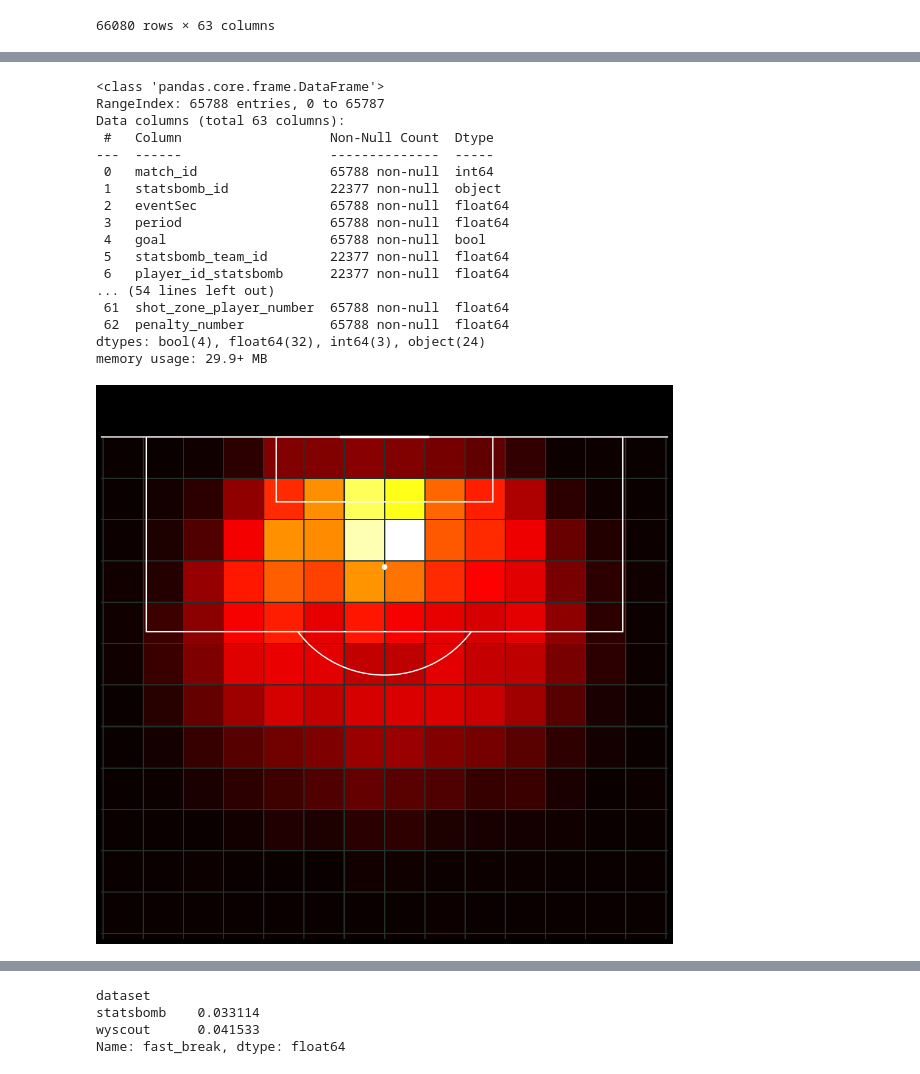
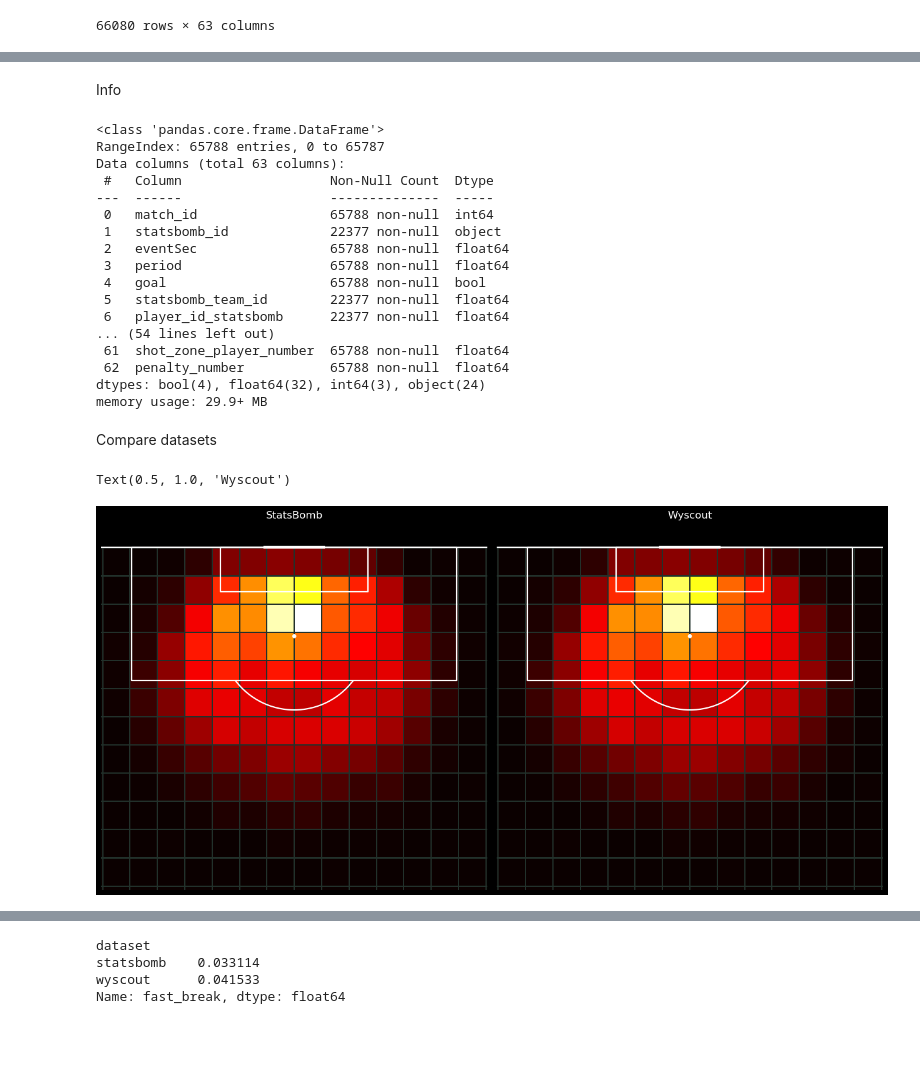
Before and after one commit to SergiRuizUNIR/TFG, a Jupyter notebook: 07_Combinar_Tiros.ipynb, the cells around one changed output, grey strips where cells are left out. Drawn from its saved outputs; the diff is of its cells as text; code cells hidden in the pictures; blank space fills up the shorter version.

```diff
--- a/07_Combinar_Tiros.ipynb
+++ b/07_Combinar_Tiros.ipynb
@@ -360,36 +385,44 @@ df_all_shots.reset_index(drop=True, inplace=True)
 # %%
 df_all_shots.to_parquet(os.path.join(cwd, 'data', 'shots.parquet'))
-# %%
-# Info
-df_all_shots.info()
-# %% [output]
-<class 'pandas.core.frame.DataFrame'>
-RangeIndex: 65788 entries, 0 to 65787
-Data columns (total 63 columns):
- #   Column                   Non-Null Count  Dtype
----  ------                   --------------  -----
- 0   match_id                 65788 non-null  int64
- 1   statsbomb_id             22377 non-null  object
- 2   eventSec                 65788 non-null  float64
- 3   period                   65788 non-null  float64
- 4   goal                     65788 non-null  bool
- 5   statsbomb_team_id        22377 non-null  float64
- 6   player_id_statsbomb      22377 non-null  float64
-... (54 lines left out)
- 61  shot_zone_player_number  65788 non-null  float64
- 62  penalty_number           65788 non-null  float64
-dtypes: bool(4), float64(32), int64(3), object(24)
-memory usage: 29.9+ MB
+# %% [markdown]
+Info
+# %%
+df_all_shots.info()
+# %% [output]
+<class 'pandas.core.frame.DataFrame'>
+RangeIndex: 65788 entries, 0 to 65787
+Data columns (total 63 columns):
+ #   Column                   Non-Null Count  Dtype
+---  ------                   --------------  -----
+ 0   match_id                 65788 non-null  int64
+ 1   statsbomb_id             22377 non-null  object
+ 2   eventSec                 65788 non-null  float64
+ 3   period                   65788 non-null  float64
+ 4   goal                     65788 non-null  bool
+ 5   statsbomb_team_id        22377 non-null  float64
+ 6   player_id_statsbomb      22377 non-null  float64
+... (54 lines left out)
+ 61  shot_zone_player_number  65788 non-null  float64
+ 62  penalty_number           65788 non-null  float64
+dtypes: bool(4), float64(32), int64(3), object(24)
+memory usage: 29.9+ MB
+# %% [markdown]
+Compare datasets
 # %%
-# Compare datasets
 plt.style.use('dark_background')
 pitch = VerticalPitch(pitch_type='uefa', layout=(1, 2), pad_left=-10, pad_right=-10, pad_bottom=-10,
               half=True, line_zorder=2)
-fig, ax = pitch.draw(figsize=(16, 12))
+fig, ax = pitch.draw(figsize=(16, 12),ncols=2)
+ax = ax.ravel()
 bs = pitch.bin_statistic(df_all_shots[df_all_shots.dataset=='statsbomb'].x,
                          df_all_shots[df_all_shots.dataset=='statsbomb'].y,
                          statistic='count', bins=(30, 20))
 bs['statistic'] = (bs['statistic']).astype(np.int32)
-pcm = pitch.heatmap(bs, ax=ax, cmap='hot', edgecolors='#22312b')
+pcm = pitch.heatmap(bs, ax=ax[0], cmap='hot', edgecolors='#22312b')
+ax[0].set_title('StatsBomb', fontsize=15, pad=-4)
+bs['statistic'] = (bs['statistic']).astype(np.int32)
+pcm = pitch.heatmap(bs, ax=ax[1], cmap='hot', edgecolors='#22312b')
+ax[1].set_title('Wyscout', fontsize=15, pad=-4)
 # %% [output]
+Text(0.5, 1.0, 'Wyscout')
-[figure, old version]
+[figure, new version]
```
Also changed, not shown: parts of 26 cells of this notebook, 7 other files.
